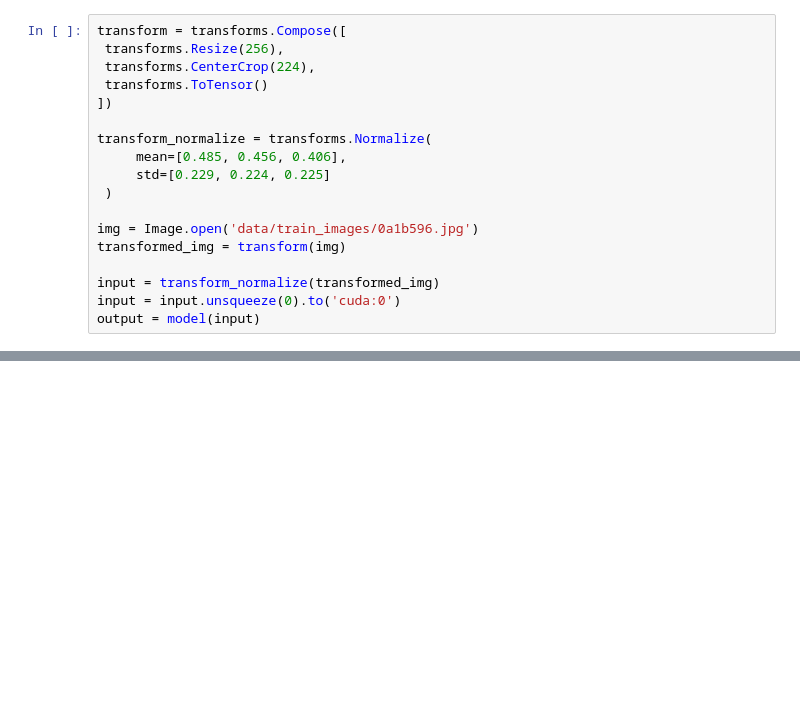
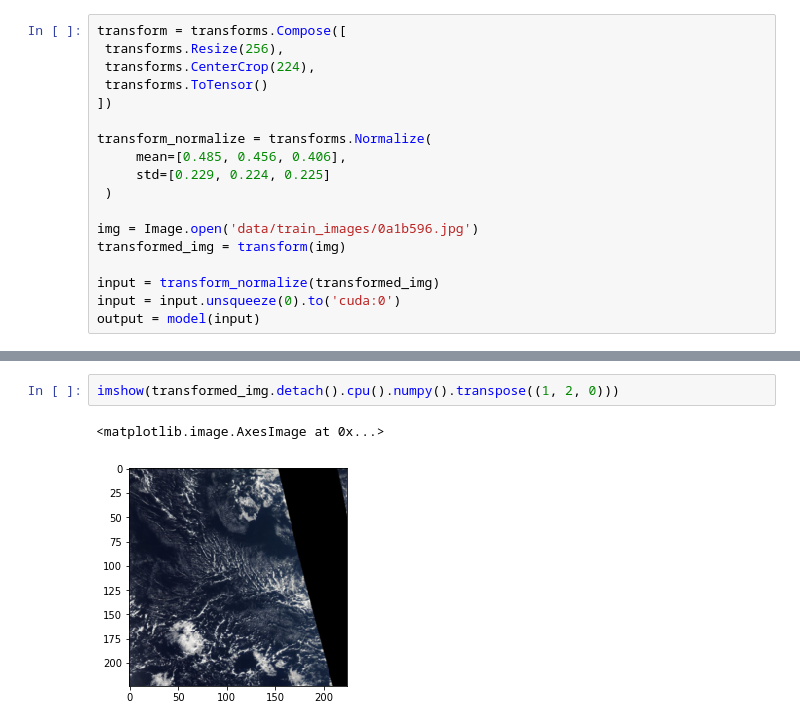
Before and after one commit to o-hx/CV-Proj, a Jupyter notebook: ModelVisualisation.ipynb, the cells around one changed output, grey strips where cells are left out. Drawn from its saved outputs; the diff is of its cells as text; blank space fills up the shorter version.

```diff
--- a/ModelVisualisation.ipynb
+++ b/ModelVisualisation.ipynb
@@ -79,0 +93,5 @@ NameError: name 'attributions_ig' is not defined
+# %%
+imshow(transformed_img.detach().cpu().numpy().transpose((1, 2, 0)))
+# %% [output]
+<matplotlib.image.AxesImage at 0x...>
+[figure, added]
```
Also changed, not shown: parts of 7 cells of this notebook.
